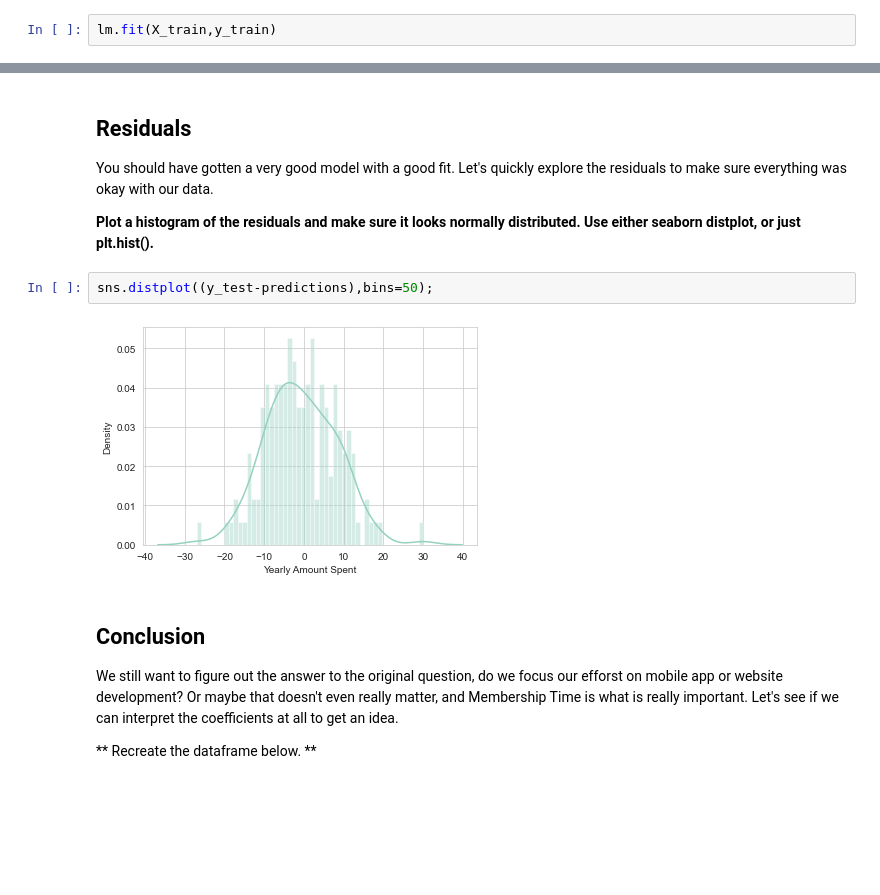
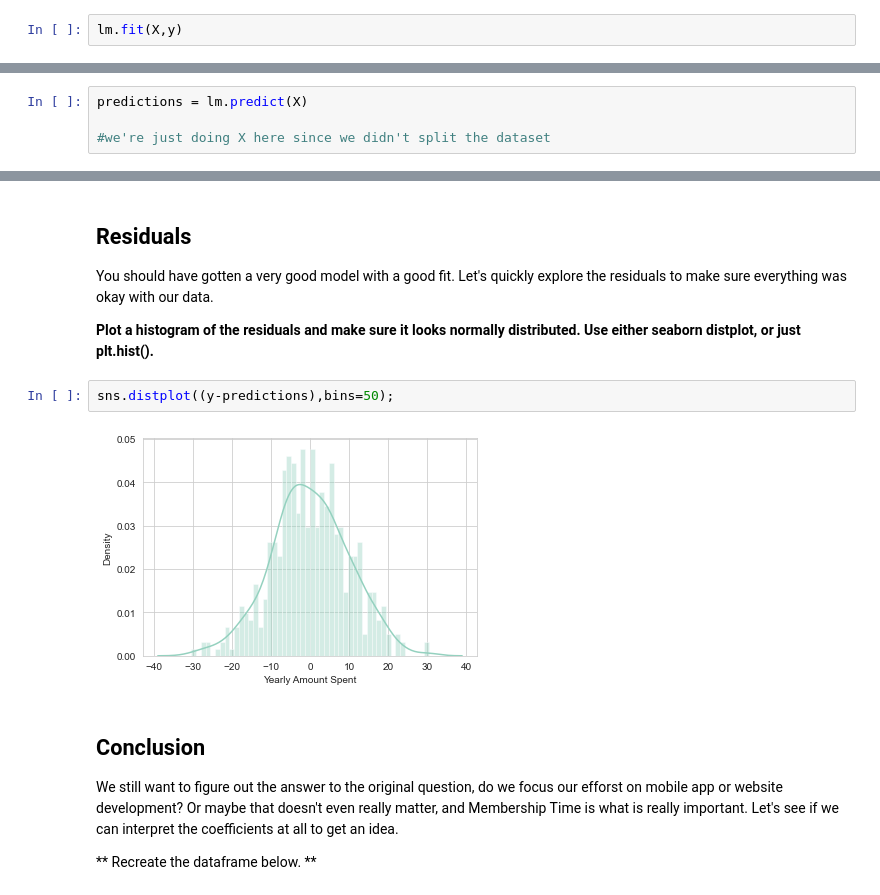
Before and after one commit to angelaaaateng/ftw_python, a Jupyter notebook: B7_EDA/Linear_Regression_Project_Solutions.ipynb, the cells around one changed output, grey strips where cells are left out. Drawn from its saved outputs; the diff is of its cells as text; blank space fills up the shorter version.

```diff
--- a/B7_EDA/Linear_Regression_Project_Solutions.ipynb
+++ b/B7_EDA/Linear_Regression_Project_Solutions.ipynb
@@ -145,7 +141,7 @@ lm = LinearRegression()
 # %% [markdown]
 ** Train/fit lm on the training data.**
 # %%
-lm.fit(X_train,y_train)
+lm.fit(X,y)
 # %% [output]
 LinearRegression()
 # %% [markdown]
@@ -166,3 +160,7 @@ predictions = lm.predict( X_test)
+# %%
+predictions = lm.predict(X)
+
+#we're just doing X here since we didn't split the dataset
 # %% [markdown]
 ** Create a scatterplot of the real test values versus the predicted values. **
 # %%
@@ -196,9 +194,9 @@ You should have gotten a very good model with a good fit. Let's quickly explore
 
 **Plot a histogram of the residuals and make sure it looks normally distributed. Use either seaborn distplot, or just plt.hist().**
 # %%
-sns.distplot((y_test-predictions),bins=50);
+sns.distplot((y-predictions),bins=50);
 # %% [output]
-[figure, old version]
+[figure, new version]
 # %% [markdown]
 ## Conclusion
 We still want to figure out the answer to the original question, do we focus our efforst on mobile app or website development? Or maybe that doesn't even really matter, and Membership Time is what is really important.  Let's see if we can interpret the coefficients at all to get an idea.
```
Also changed, not shown: parts of 8 cells of this notebook, 2 other files.
